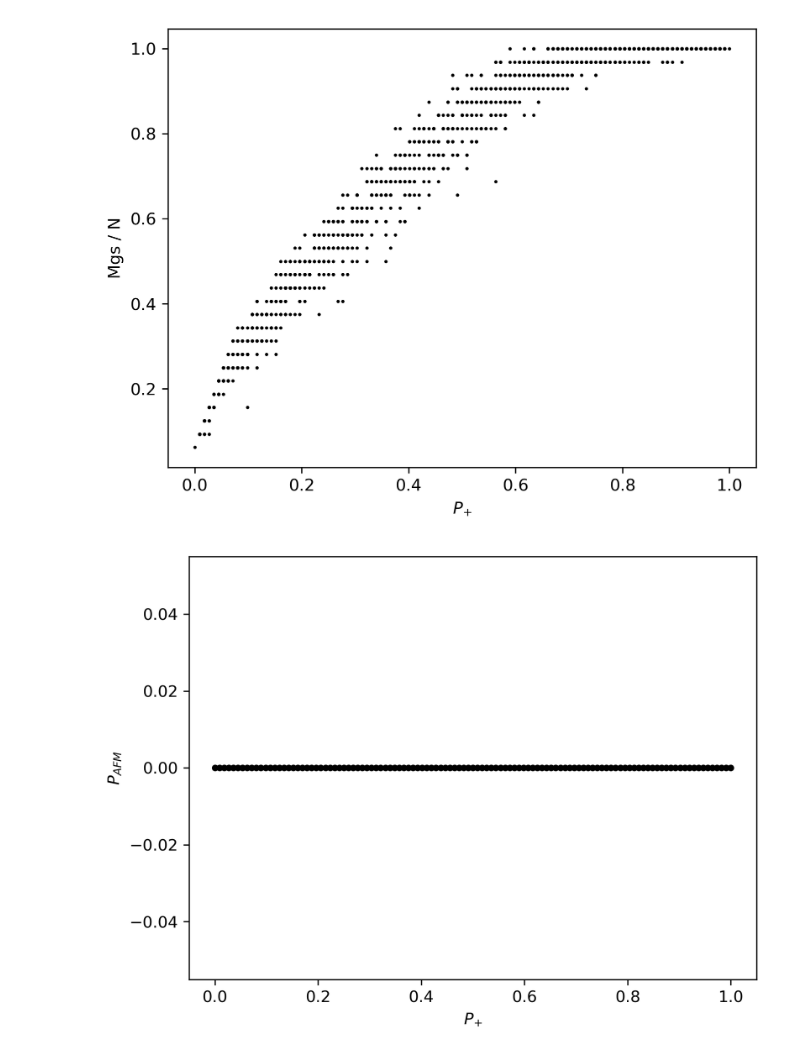
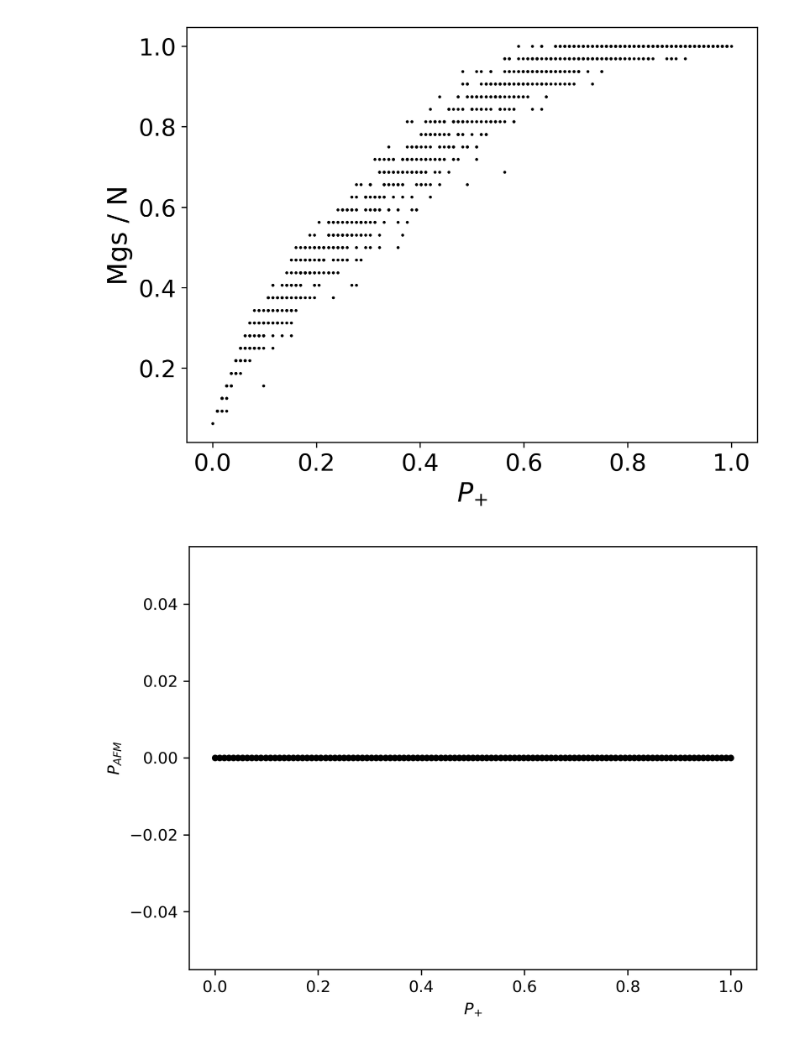
Before and after one commit to feirime/Ground-state-search-2D-Ising-model, a Jupyter notebook: images/scripts_and_programs/Entropy/Ggs(h).ipynb, the cells around one changed output. Saved outputs shown, nothing was run; the diff lists cells and outputs as text; code cells hidden in the pictures.

```diff
--- a/images/scripts_and_programs/Entropy/Ggs(h).ipynb
+++ b/images/scripts_and_programs/Entropy/Ggs(h).ipynb
@@ -33,20 +33,22 @@ arr_of_files = arr_of_files[idx]
 # %%
 plt.figure(dpi=300)
 for indx in range(len(arr_of_files)):
     file = arr_of_files[indx]
     gem = np.loadtxt(open(file), skiprows=4).T
     G = gem[0]
     E = gem[1]
     M = gem[2]
     Eh = E - M * h
     Egs_idx = np.argwhere(Eh <= np.min(Eh) * 0.9999)
     plt.scatter(P_plus[indx], np.max((M[Egs_idx]) / (N * N)), color='black', s=1)
-plt.xlabel("$P_{+}$")
-plt.ylabel("Mgs / N")
-#plt.savefig("../../Mgs(P+)_H" + str(h) + ".eps", format='eps', dpi=300)
+plt.xlabel("$P_{+}$", fontsize=18)
+plt.ylabel("Mgs / N", fontsize=18)
+plt.tick_params(axis='both', which='major', labelsize=16)
+plt.tight_layout()
+plt.savefig("../../Mgs(P+)_H" + str(h) + ".eps", format='eps', dpi=300)
 plt.show()
 # %% [output]
-[figure, old version]
+[figure, new version]
 # %%
 plt.figure(dpi=300)
 P_plus_sample = 0
```
Also changed, not shown: 6 other files.
